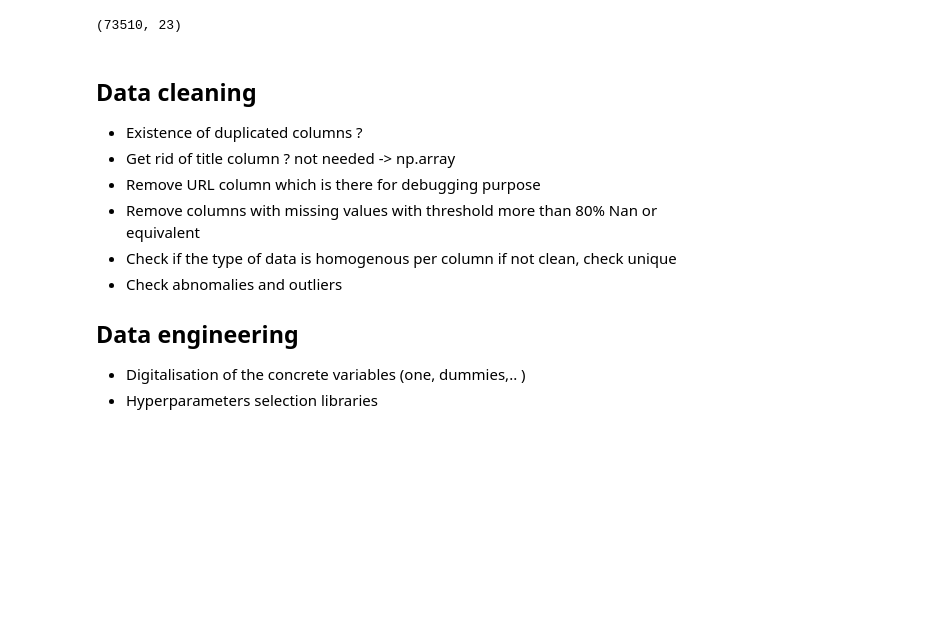
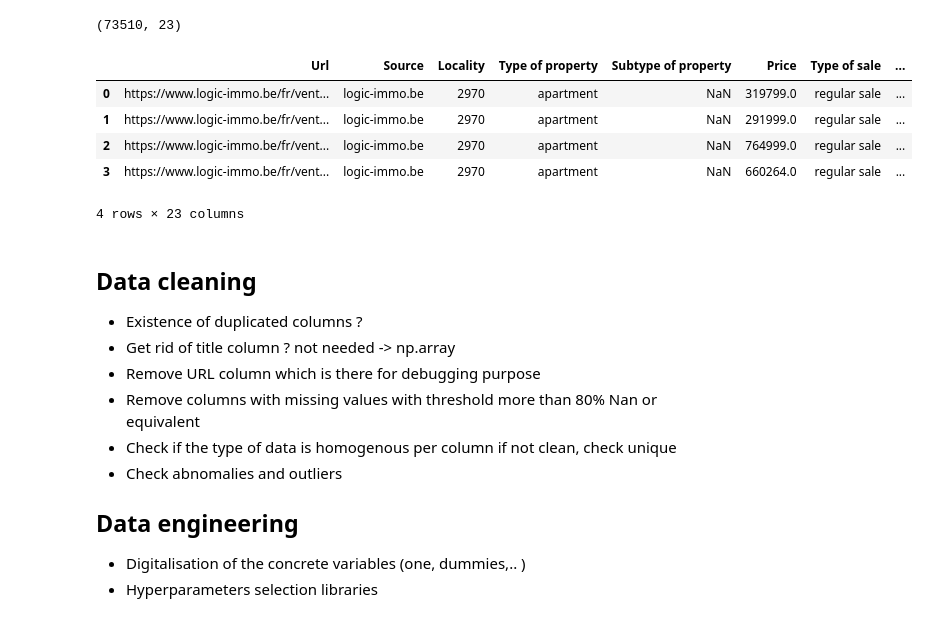
Before and after one commit to neverTooLate-Sacha/Real-Estate-Elisa, a Jupyter notebook: Elisa-models-comparison.ipynb, the cells around one changed output. Cells and saved outputs as stored; diff of their text form; code cells hidden in the pictures; blank space fills up the shorter version.

```diff
--- a/Elisa-models-comparison.ipynb
+++ b/Elisa-models-comparison.ipynb
@@ -23,6 +22,15 @@ df.head()
 df.shape
 # %% [output]
 (73510, 23)
+# %%
+df.head(4)
+# %% [output]
+|  | Url | Source | Locality | Type of property | Subtype of property | Price | Type of sale | ... |
+| 0 | https://www.logic-immo.be/fr/vent... | logic-immo.be | 2970 | apartment | NaN | 319799.0 | regular sale | ... |
+| 1 | https://www.logic-immo.be/fr/vent... | logic-immo.be | 2970 | apartment | NaN | 291999.0 | regular sale | ... |
+| 2 | https://www.logic-immo.be/fr/vent... | logic-immo.be | 2970 | apartment | NaN | 764999.0 | regular sale | ... |
+| 3 | https://www.logic-immo.be/fr/vent... | logic-immo.be | 2970 | apartment | NaN | 660264.0 | regular sale | ... |
+4 rows × 23 columns
 # %% [markdown]
 ## Data cleaning
 
```
Also changed, not shown: parts of 28 cells of this notebook.
